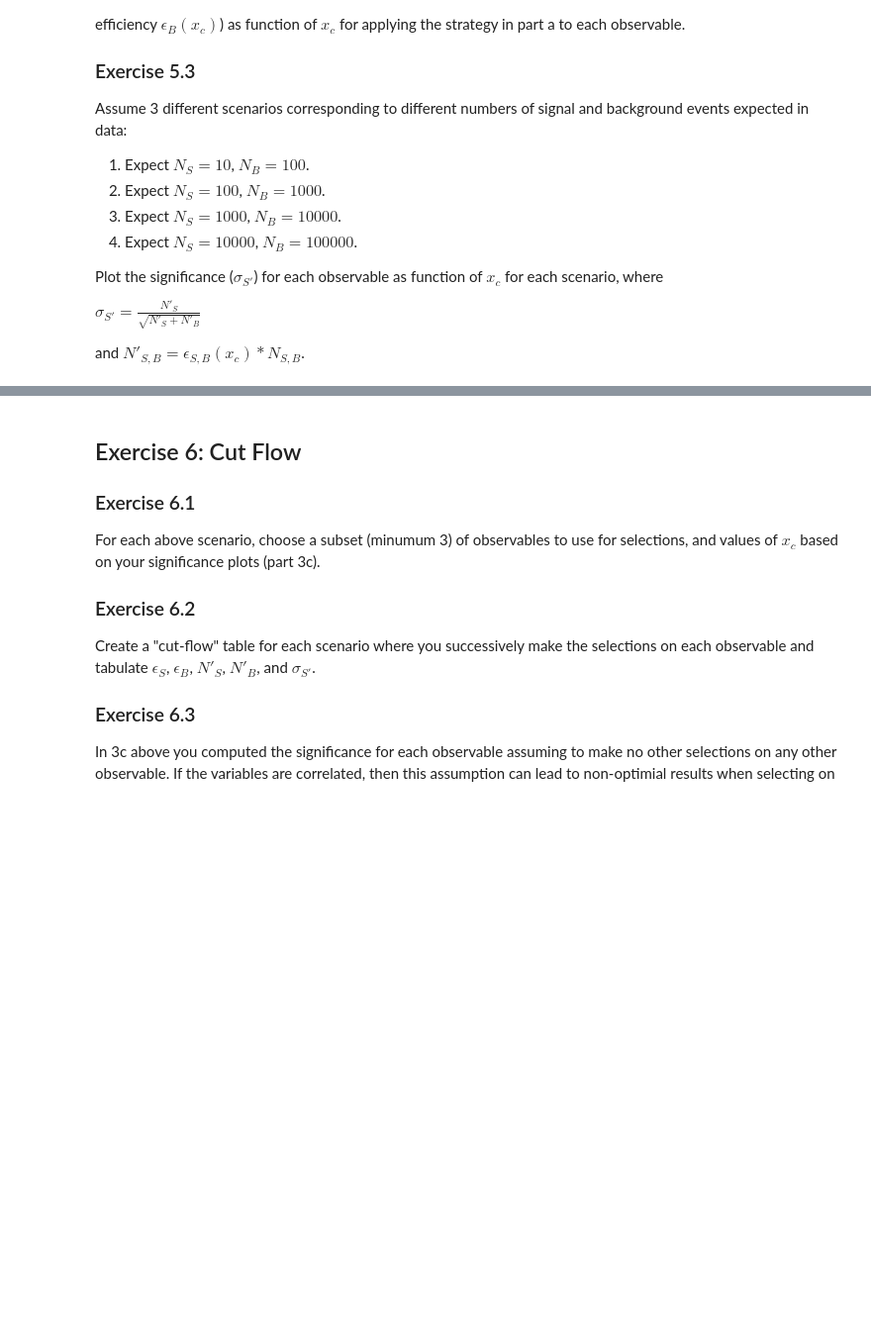
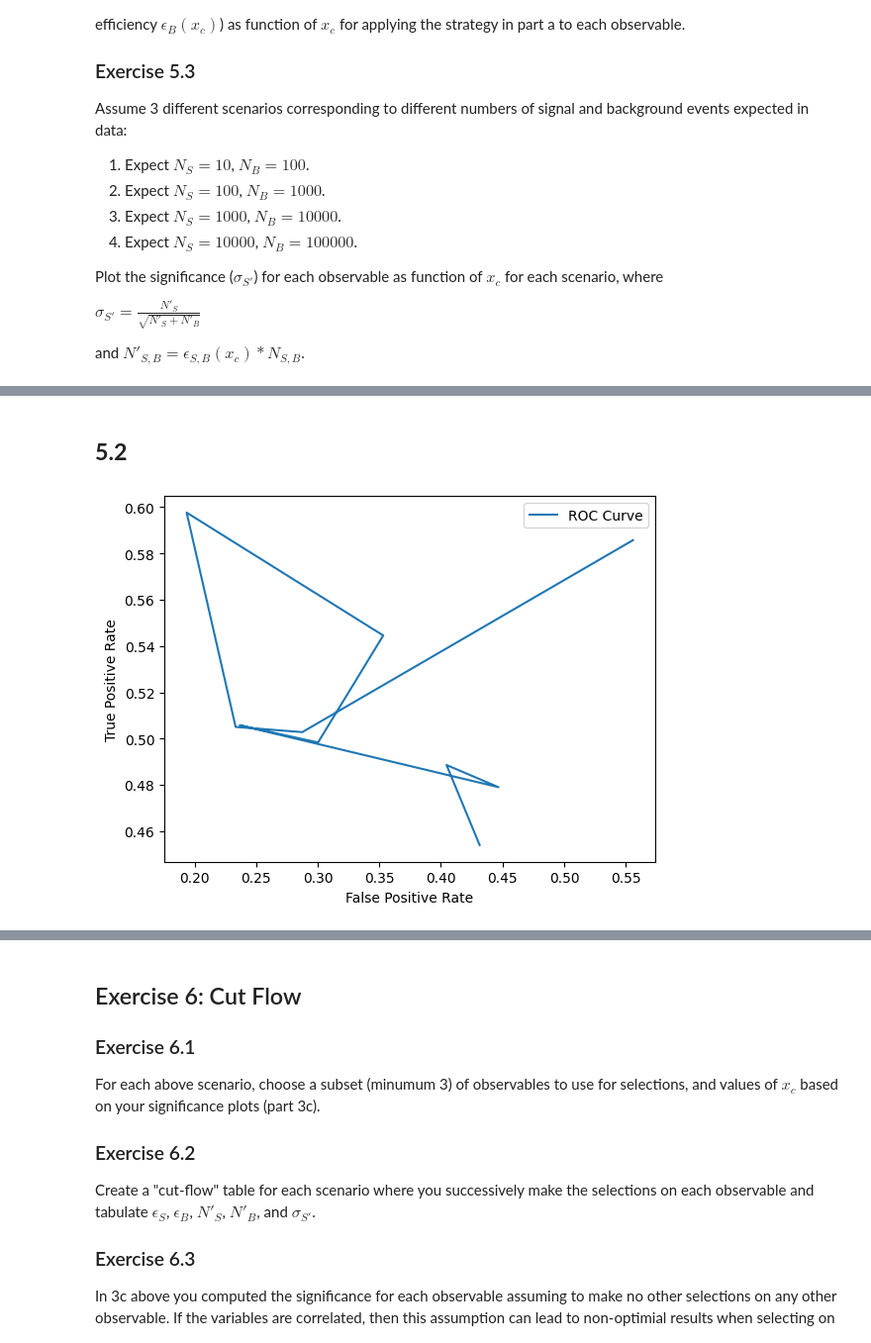
Before and after one commit to Pelezo/DATA3402.Spring.2024, a Jupyter notebook: Labs/Lab.7/lab.7.solutions.ipynb, the cells around one changed output, grey strips where cells are left out. Shown at 99% size. Cells and saved outputs as stored; diff of their text form; code cells hidden in the pictures; blank space fills up the shorter version.

```diff
--- a/Labs/Lab.7/lab.7.solutions.ipynb
+++ b/Labs/Lab.7/lab.7.solutions.ipynb
@@ -558,0 +666,26 @@ and $N'_{S,B} = \epsilon_{S,B}(x_c) * N_{S,B}$.
+# %% [markdown]
+## **5.2**
+# %%
+tpr = []
+fpr = []
+for feature in FeatureNames:
+  # Calculate the optimal cut value
+  cut_value = (df_sig[feature].mean() + df_bkg[feature].mean()) / 2
+
+  # Calculate the true positive rate
+  tp = len(df_sig[df_sig[feature] > cut_value]) / len(df_sig)
+  tpr.append(tp)
+
+  # Calculate the false positive rate
+  fp = len(df_bkg[df_bkg[feature] > cut_value]) / len(df_bkg)
+  fpr.append(fp)
+
+# Plot the TPR and FPR curves
+plt.figure()
+plt.plot(fpr, tpr, label="ROC Curve")
+plt.xlabel("False Positive Rate")
+plt.ylabel("True Positive Rate")
+plt.legend()
+plt.show()
+# %% [output]
+[figure, added]
```
Also changed, not shown: parts of 29 cells of this notebook.
